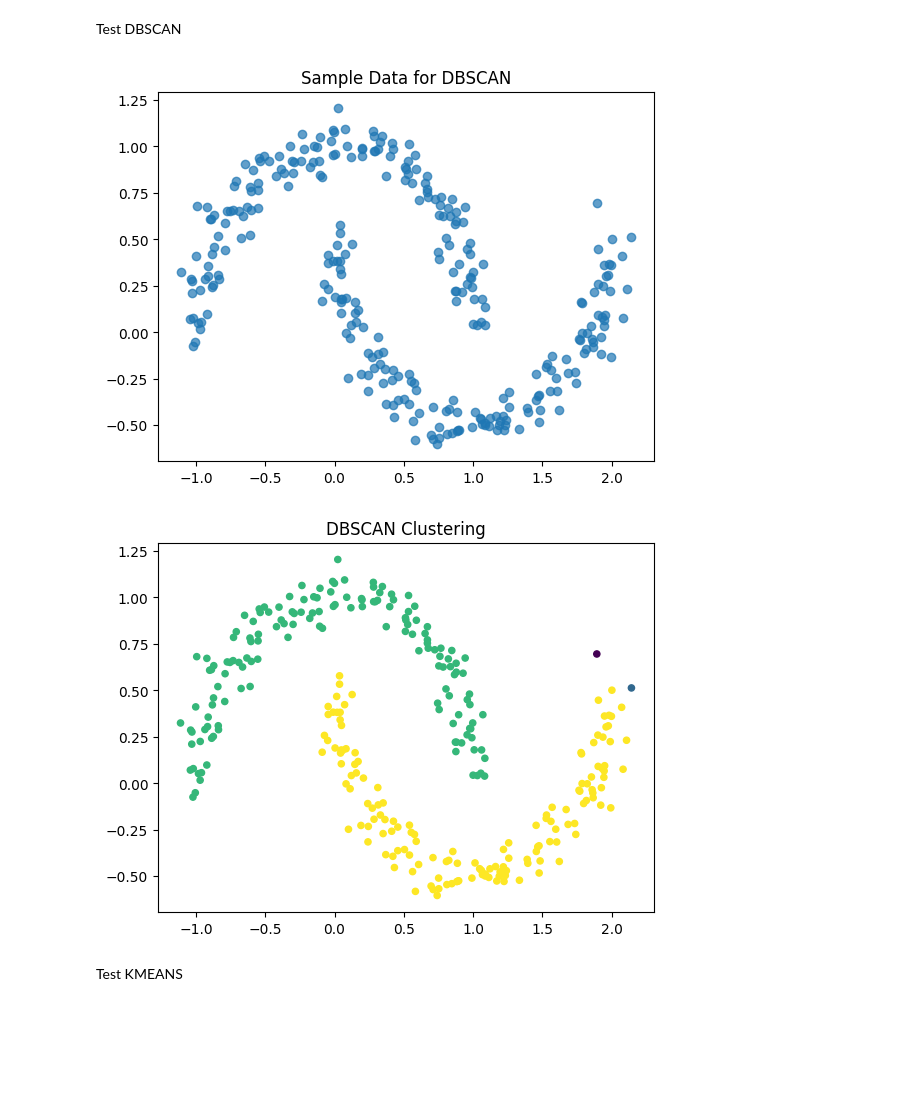
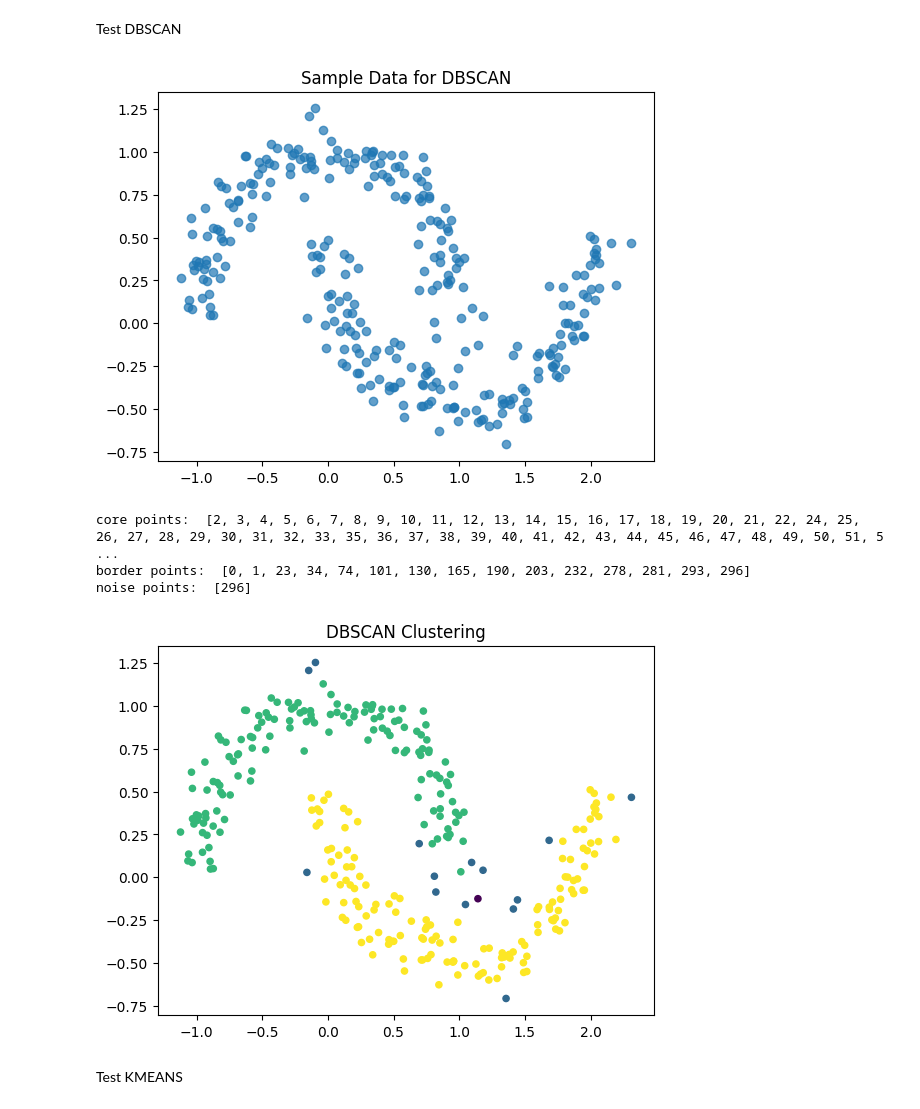
Before and after one commit to joshaney324/DataMiningProject3, a Jupyter notebook: Project3.ipynb, the cells around one changed output. Cells and saved outputs as stored; diff of their text form; code cells hidden in the pictures; blank space fills up the shorter version.

```diff
--- a/Project3.ipynb
+++ b/Project3.ipynb
@@ -107,10 +128,13 @@ def dbscan(data, minpts, epsilon):
     cluster_id = 1
     core_points = []
     labels = [0] * n
+    border_points = []
 
     for i in range(n):
         if len(get_neighbors(data, i, epsilon)) >= minpts:
             core_points.append(i)
+        else:
+            border_points.append(i)
 
     for idx in core_points:
         if labels[idx] == 0:
@@ -118,41 +142,50 @@ def dbscan(data, minpts, epsilon):
             labels[idx] = cluster_id
             density_connected(data, labels, idx, cluster_id, epsilon, core_points)
 
+    noise_points = []
+
     for i in range(n):
         if labels[i] == 0:
             labels[i] = -1
-        elif i not in core_points:
+            noise_points.append(i)
+        elif i not in core_points and i in border_points:
             labels[i] = 0
 
     # -1 = noise, 0 = border, 1+ = core
 
-    return labels
+    return labels, core_points, border_points, noise_points
 # %% [markdown]
 Test DBSCAN
 # %%
 from sklearn.datasets import make_moons
 
-X, _ = make_moons(n_samples=300, noise=0.07)
+X, _ = make_moons(n_samples=300, noise=0.1)
 
 plt.scatter(X[:, 0], X[:, 1], alpha=0.7)
 plt.title("Sample Data for DBSCAN")
 plt.show()
 
-labels = dbscan(X, minpts=5, epsilon=0.2)
+labels, core_points, border_points, noise_points = dbscan(X, minpts=5, epsilon=0.2)
+print("core points: ", core_points)
+print("border points: ", border_points)
+print("noise points: ", noise_points)
 
 unique_labels = np.unique(labels)
 
 colormap = cm.get_cmap('viridis', len(unique_labels))
 label_to_color = {label: colormap(i) for i, label in enumerate(unique_labels)}
 colors = [label_to_color[label] for label in labels]
 
 # Plot
 plt.scatter(X[:, 0], X[:, 1], c=colors, s=20)
 plt.title("DBSCAN Clustering")
 plt.show()
 # %% [output]
-[figure, old version]
+[figure, new version]
+core points:  [2, 3, 4, 5, 6, 7, 8, 9, 10, 11, 12, 13, 14, 15, 16, 17, 18, 19, 20, 21, 22, 24, 25, 26, 27, 28, 29, 30, 31, 32, 33, 35, 36, 37, 38, 39, 40, 41, 42, 43, 44, 45, 46, 47, 48, 49, 50, 51, 5 ...
+border points:  [0, 1, 23, 34, 74, 101, 130, 165, 190, 203, 232, 278, 281, 293, 296]
+noise points:  [296]
-[figure, old version]
+[figure, new version]
 # %% [markdown]
 Test KMEANS
 # %%
```
Also changed, not shown: parts of 10 cells of this notebook, 2 other files.
